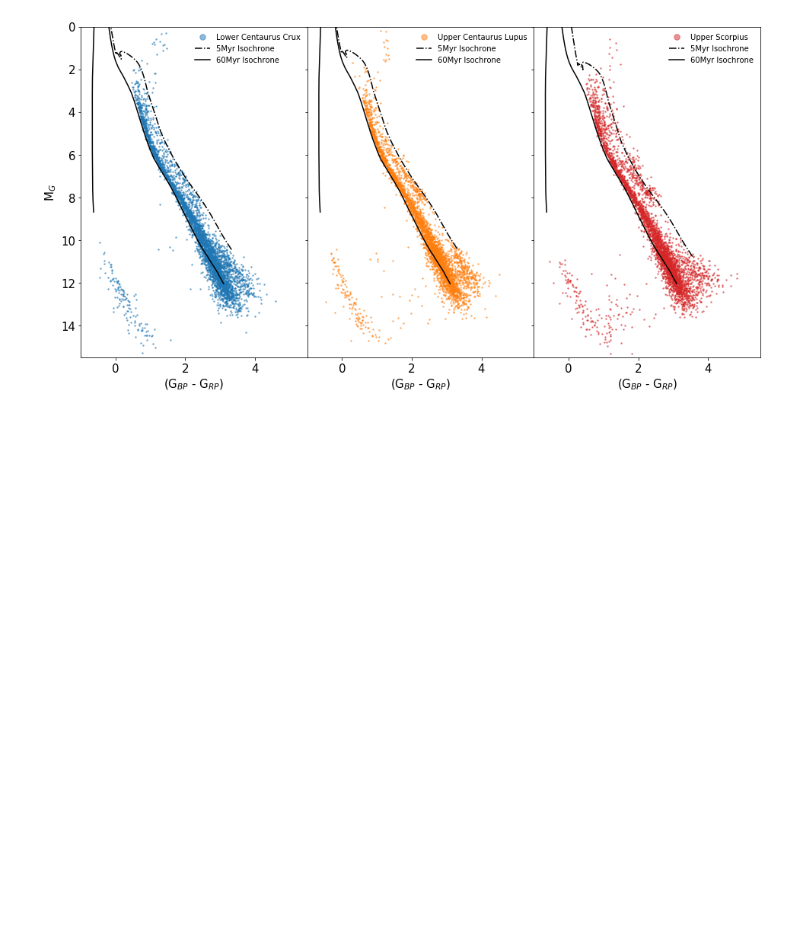
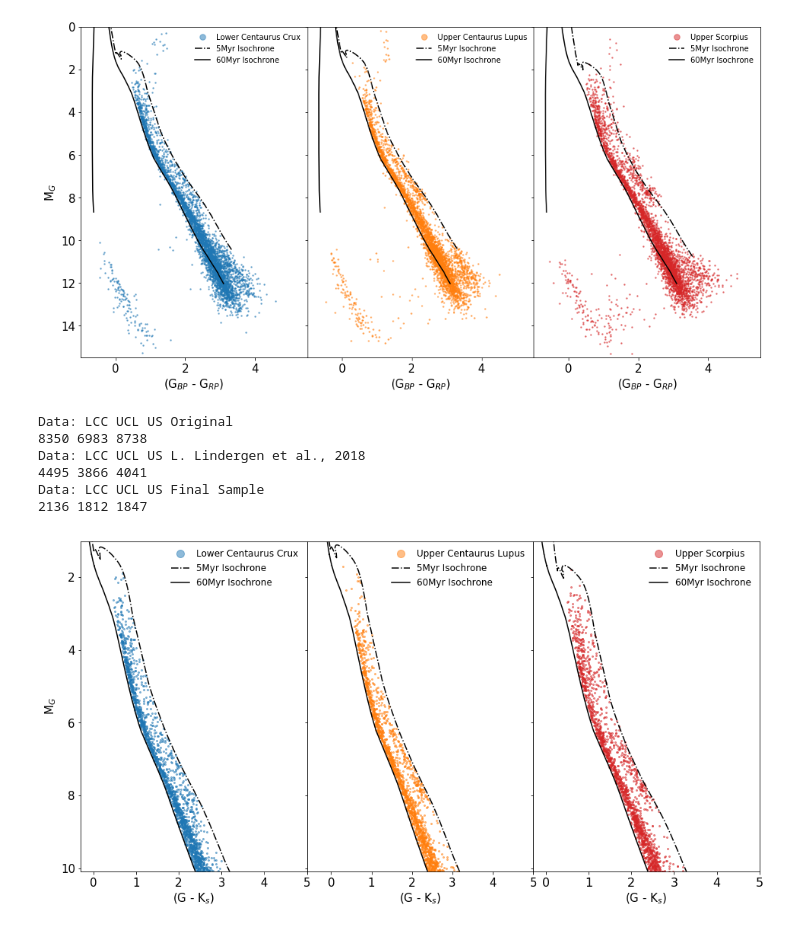
Before and after one commit to Jurgenvilla/Exoplanet-Rings-and-Gaia, a Jupyter notebook: 7_DR2_LightCurves/Gaia_AstroQuery.ipynb, the cells around one changed output. Cells and saved outputs as stored; diff of their text form; code cells hidden in the pictures; blank space fills up the shorter version.

```diff
--- a/7_DR2_LightCurves/Gaia_AstroQuery.ipynb
+++ b/7_DR2_LightCurves/Gaia_AstroQuery.ipynb
@@ -664,12 +664,12 @@ fig.subplots_adjust(wspace = 0)
 #and also the isochrones computed for the new filters Gbp and Grp.
 
 #Using the points after the cut-off
-x_1_DR2 = np.array(LCC_6["bp_rp"])
-y_1_DR2 = np.array(LCC_6["bp_rp"])
-x_2_DR2 = np.array(UCL_6["bp_rp"])
-y_2_DR2 = np.array(UCL_6["bp_rp"])
-x_3_DR2 = np.array(US_6["bp_rp"])
-y_3_DR2 = np.array(US_6["bp_rp"])
+x_1_DR2 = np.array(LCC_6_CLEAN_2["bp_rp"])
+y_1_DR2 = np.array(LCC_6_CLEAN_2["g_mag_abs"])
+x_2_DR2 = np.array(UCL_6_CLEAN_2["bp_rp"])
+y_2_DR2 = np.array(UCL_6_CLEAN_2["g_mag_abs"])
+x_3_DR2 = np.array(US_6_CLEAN_2["bp_rp"])
+y_3_DR2 = np.array(US_6_CLEAN_2["g_mag_abs"])
 
 #5My isochrone for each field with different Av, depending on the region
 Iso_5Myr_x_1_DR2 = np.array(LCC_WithExt_DR2["col24"] - LCC_WithExt_DR2["col25"])
@@ -778,11 +778,11 @@ for i in range(len(Verts_iso_3_DR2)):
 path_3_DR2         = Path(Verts_iso_3_DR2.tolist(), Code_3_DR2)
 
 # fig, ax = plt.subplots(figsize = (5,8))
-# patch = PathPatch(path_3, facecolor = 'r', alpha = 0.5)
+# patch = PathPatch(path_1_DR2, facecolor = 'r', alpha = 0.5)
+# ax.scatter(Points_1_DR2[:,0], Points_1_DR2[:,1])
 # ax.add_patch(patch)
 # ax.set_ylim(-3,11)
 # ax.set_xlim(-3,5.5)
-# ax.axvline(0)
 
 Sample_1_DR2 = []
 RA_1_DR2     = []
@@ -816,48 +816,60 @@ Sample_3_DR2 = np.array(Sample_3_DR2)
 # %%
 #Plotting
 fig, ((axA, axB, axC)) = plt.subplots(figsize = (16,8), nrows = 1, ncols = 3, sharey = True)
 
 axA.plot(Sample_1_DR2[:,0], Sample_1_DR2[:,1], 'o', c = 'C0', markersize = 2, alpha = 0.5)
 axA.plot(LCC_WithExt_DR2["col24"] - LCC_WithExt_DR2["col25"], LCC_WithExt_DR2["col23"], '-.', color = 'k')
 axA.plot(All_NoExt_DR2["col24"] - All_NoExt_DR2["col25"], All_NoExt_DR2["col23"], color = 'k')
 axA.legend(['Lower Centaurus Crux', '5Myr Isochrone', '60Myr Isochrone'],\
-           frameon = False, prop = {'size': 10}, markerscale = 5, loc = 'lower left')
-axA.set_ylim(10,-2.0)
-axA.set_xlim(-0.8,5.0)
+           frameon = False, prop = {'size': 12}, markerscale = 5, loc = 'upper right')
+axA.set_ylim(10.1,1.0)
+axA.set_xlim(-0.3,5.0)
 axA.set_ylabel(r"M$_G$", size = 15)
 axA.set_xlabel(r"(G - K$_s$)", size = 15)
 axA.tick_params(axis = 'both', which = 'major', labelsize = 15)
 
 axB.plot(Sample_2_DR2[:,0],Sample_2_DR2[:,1], 'o', c = 'C1', markersize = 2, alpha = 0.5)
-axB.plot(UCL_WithExt_DR2["col23"] - UCL_WithExt["col17"], UCL_WithExt["col23"], '-.', color = 'k')
-axB.plot(All_NoExt_DR2["col23"] - All_NoExt_DR2["col17"], All_NoExt["col23"], color = 'k')
+axB.plot(UCL_WithExt_DR2["col24"] - UCL_WithExt_DR2["col25"], UCL_WithExt_DR2["col23"], '-.', color = 'k')
+axB.plot(All_NoExt_DR2["col24"] - All_NoExt_DR2["col25"], All_NoExt_DR2["col23"], color = 'k')
 axB.legend(['Upper Centaurus Lupus', '5Myr Isochrone', '60Myr Isochrone'],\
-           frameon = False, prop = {'size': 10}, markerscale = 5, loc = 'lower left')
-axB.set_ylim(10,-2.0)
-axB.set_xlim(-0.8,5.0)
+           frameon = False, prop = {'size': 12}, markerscale = 5, loc = 'upper right')
+axB.set_ylim(10.1,1.0)
+axB.set_xlim(-0.60,5.0)
 axB.set_xlabel(r"(G - K$_s$)", size = 15)
 axB.tick_params(axis = 'both', which = 'major', labelsize = 15)
 
-axC.plot(Sample_3[:,0],Sample_3[:,1], 'o', c = 'C3', markersize = 2, alpha = 0.5)
-axC.plot(Iso_5Myr_XY_3[:,0], Iso_5Myr_XY_3[:,1], '-.', color = 'k')
-axC.plot(Iso_60Myr_XY[:,0], Iso_60Myr_XY[:,1], color = 'k')
+axC.plot(Sample_3_DR2[:,0],Sample_3_DR2[:,1], 'o', c = 'C3', markersize = 2, alpha = 0.5)
+axC.plot(US_WithExt_DR2["col24"] - US_WithExt_DR2["col25"], US_WithExt_DR2["col23"], '-.', color = 'k')
+axC.plot(All_NoExt_DR2["col24"] - All_NoExt_DR2["col25"], All_NoExt_DR2["col23"], color = 'k')
 axC.legend(['Upper Scorpius', '5Myr Isochrone', '60Myr Isochrone'], \
-           frameon = False, prop = {'size': 10}, markerscale = 5, loc = 'lower left')
-axC.set_ylim(10,-2.0)
-axC.set_xlim(-0.60,5.0)
+           frameon = False, prop = {'size': 12}, markerscale = 5, loc = 'upper right')
+axC.set_ylim(10.1,1.0)
+axC.set_xlim(-0.3,5.0)
 axC.set_xlabel(r"(G - K$_s$)", size = 15)
-axC.tick_params(axis = 'both', which = 'major', labelsize = 15)
+axC.tick_params(axis = 'both', which = 'major', labelsize = 16)
 
 fig.subplots_adjust(wspace = 0)
 
-plt.savefig("final_Sample_SCOCEN.png", dpi = 300, bbox_inches = 'tight')
+# plt.savefig("final_Sample_SCOCEN.png", dpi = 300, bbox_inches = 'tight')
 
-print("Data: LCC UCL US after cut")
-print(len(Sample_1), len(Sample_2), len(Sample_3))
 print("Data: LCC UCL US Original")
-print(len(LCC_5), len(UCL_5), len(US_5))
+print(len(LCC_6), len(UCL_6), len(US_6))
+print("Data: LCC UCL US L. Lindergen et al., 2018")
+print(len(LCC_6_CLEAN_2), len(UCL_6_CLEAN_2), len(US_6_CLEAN_2))
+print("Data: LCC UCL US Final Sample")
+print(len(Sample_1_DR2), len(Sample_2_DR2), len(Sample_3_DR2))
+
+
 
 #Writing out RA and DEC for the final selection after Mamajek and Isochrones
-np.savetxt('LCC_Coordinates_DR2_SWASP.csv', np.c_[RA_1, DEC_1], fmt = ['%.15f','%.15f'], delimiter = ',')
-np.savetxt('UCL_Coordinates_DR2_SWASP.csv', np.c_[RA_2, DEC_2], fmt = ['%.15f','%.15f'], delimiter = ',')
-np.savetxt('US_Coordinates_DR2_SWASP.csv', np.c_[RA_3, DEC_3], fmt = ['%.15f','%.15f'], delimiter = ',')
+np.savetxt('LCC_Coordinates_DR2_SWASP.csv', np.c_[RA_1_DR2, DEC_1_DR2], fmt = ['%.15f','%.15f'], delimiter = ',')
+np.savetxt('UCL_Coordinates_DR2_SWASP.csv', np.c_[RA_2_DR2, DEC_2_DR2], fmt = ['%.15f','%.15f'], delimiter = ',')
+np.savetxt('US_Coordinates_DR2_SWASP.csv', np.c_[RA_3_DR2, DEC_3_DR2], fmt = ['%.15f','%.15f'], delimiter = ',')
+# %% [output]
+Data: LCC UCL US Original
+8350 6983 8738
+Data: LCC UCL US L. Lindergen et al., 2018
+4495 3866 4041
+Data: LCC UCL US Final Sample
+2136 1812 1847
+[figure, added]
```
Also changed, not shown: 3 other files.
